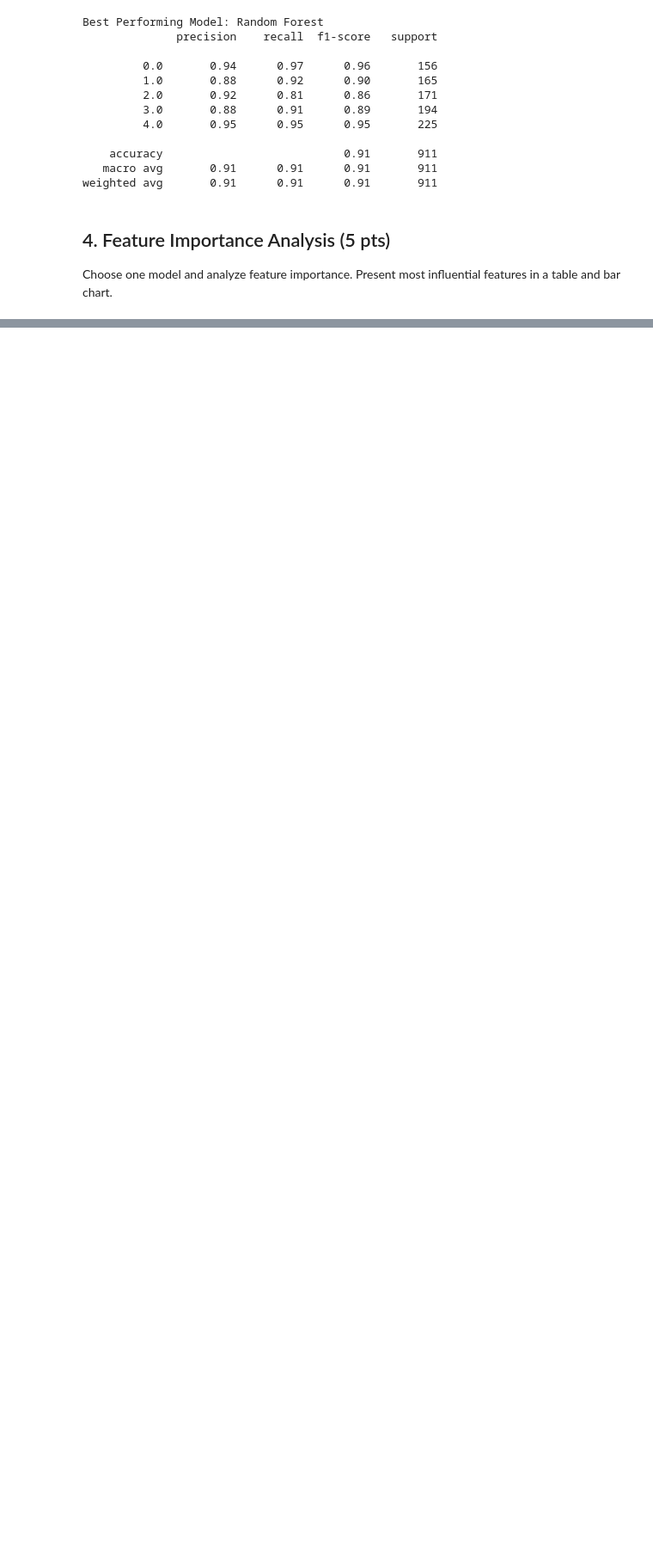
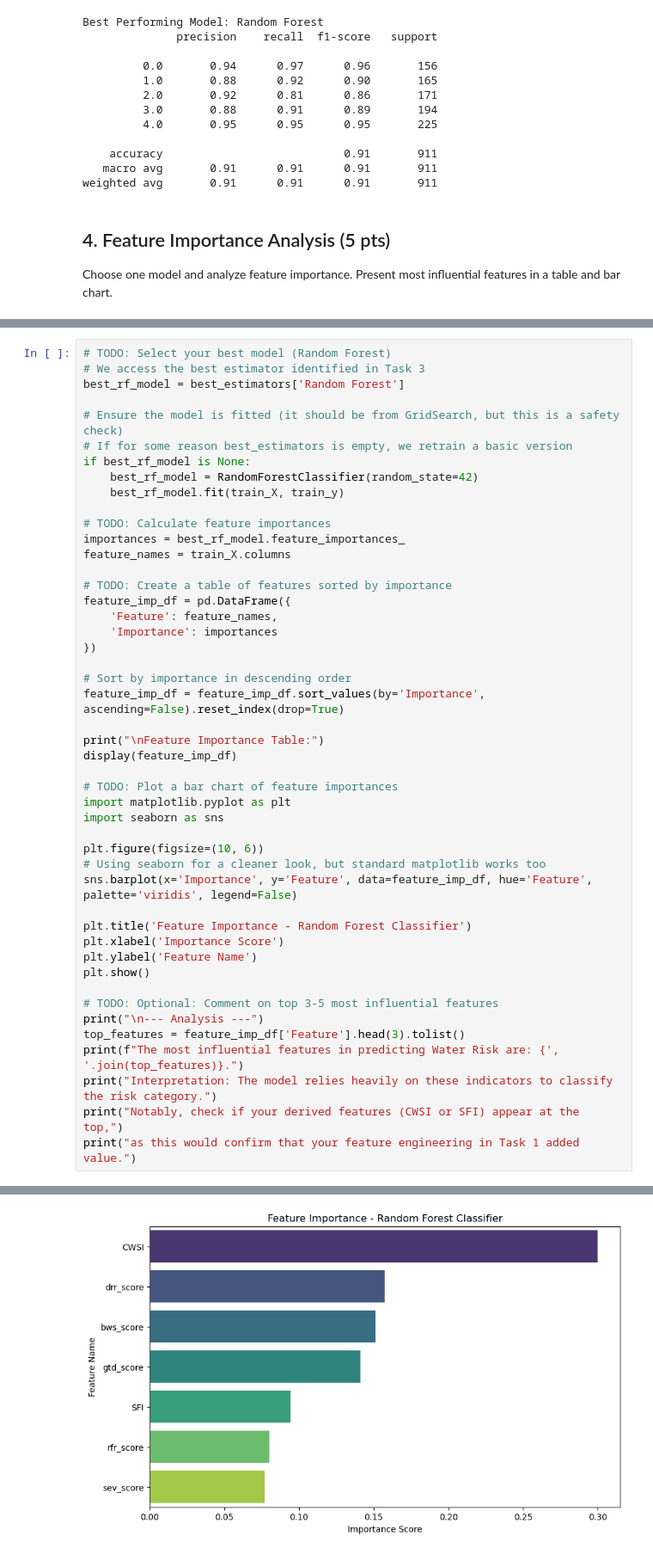
Before and after one commit to ffk00/ml-iztech-ceng463, a Jupyter notebook: HW1/CENG463_HW1_GroupID.ipynb, the cells around one changed output, grey strips where cells are left out. Shown: that part at 86% size. Saved outputs shown, nothing was run; the diff lists cells and outputs as text; blank space fills up the shorter version.

```diff
--- a/HW1/CENG463_HW1_GroupID.ipynb
+++ b/HW1/CENG463_HW1_GroupID.ipynb
@@ -253,0 +247,48 @@ Choose one model and analyze feature importance. Present most influential featur
+# %%
+# TODO: Select your best model (Random Forest)
+# We access the best estimator identified in Task 3
+best_rf_model = best_estimators['Random Forest']
+
+# Ensure the model is fitted (it should be from GridSearch, but this is a safety check)
+# If for some reason best_estimators is empty, we retrain a basic version
+if best_rf_model is None:
+    best_rf_model = RandomForestClassifier(random_state=42)
+    best_rf_model.fit(train_X, train_y)
+
+# TODO: Calculate feature importances
+importances = best_rf_model.feature_importances_
+feature_names = train_X.columns
+
+# TODO: Create a table of features sorted by importance
+feature_imp_df = pd.DataFrame({
+    'Feature': feature_names,
+    'Importance': importances
+})
+
+# Sort by importance in descending order
+feature_imp_df = feature_imp_df.sort_values(by='Importance', ascending=False).reset_index(drop=True)
+
+print("\nFeature Importance Table:")
+display(feature_imp_df)
+
+# TODO: Plot a bar chart of feature importances
+import matplotlib.pyplot as plt
+import seaborn as sns
+
+plt.figure(figsize=(10, 6))
+# Using seaborn for a cleaner look, but standard matplotlib works too
+sns.barplot(x='Importance', y='Feature', data=feature_imp_df, hue='Feature', palette='viridis', legend=False)
+
+plt.title('Feature Importance - Random Forest Classifier')
+plt.xlabel('Importance Score')
+plt.ylabel('Feature Name')
+plt.show()
+
+# TODO: Optional: Comment on top 3-5 most influential features
+print("\n--- Analysis ---")
+top_features = feature_imp_df['Feature'].head(3).tolist()
+print(f"The most influential features in predicting Water Risk are: {', '.join(top_features)}.")
+print("Interpretation: The model relies heavily on these indicators to classify the risk category.")
+print("Notably, check if your derived features (CWSI or SFI) appear at the top,")
+print("as this would confirm that your feature engineering in Task 1 added value.")
+# %% [output]
@@ -253,0 +304 @@ Choose one model and analyze feature importance. Present most influential featur
+[figure, added]
```
Also changed, not shown: parts of 4 cells of this notebook, 1 other file.
